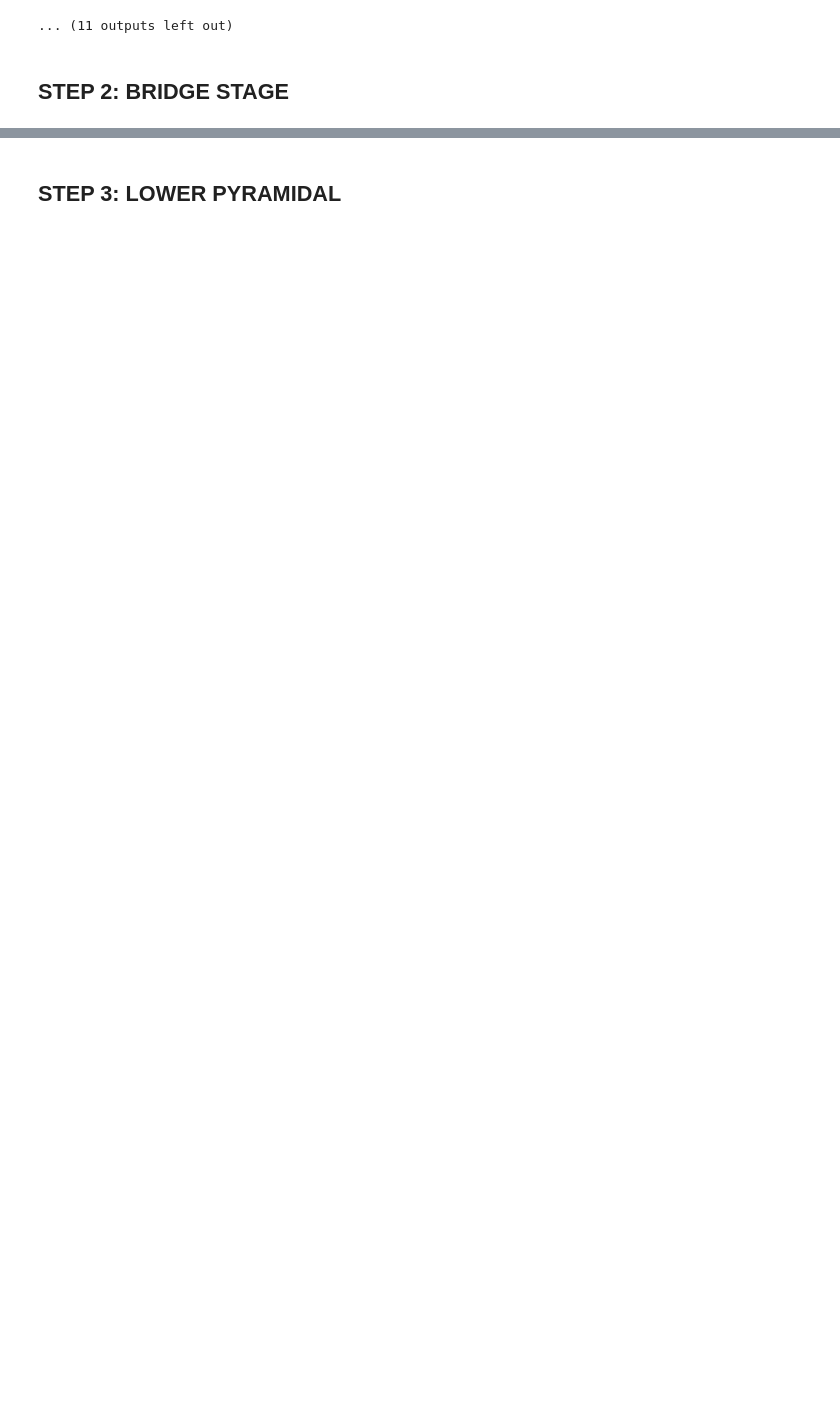
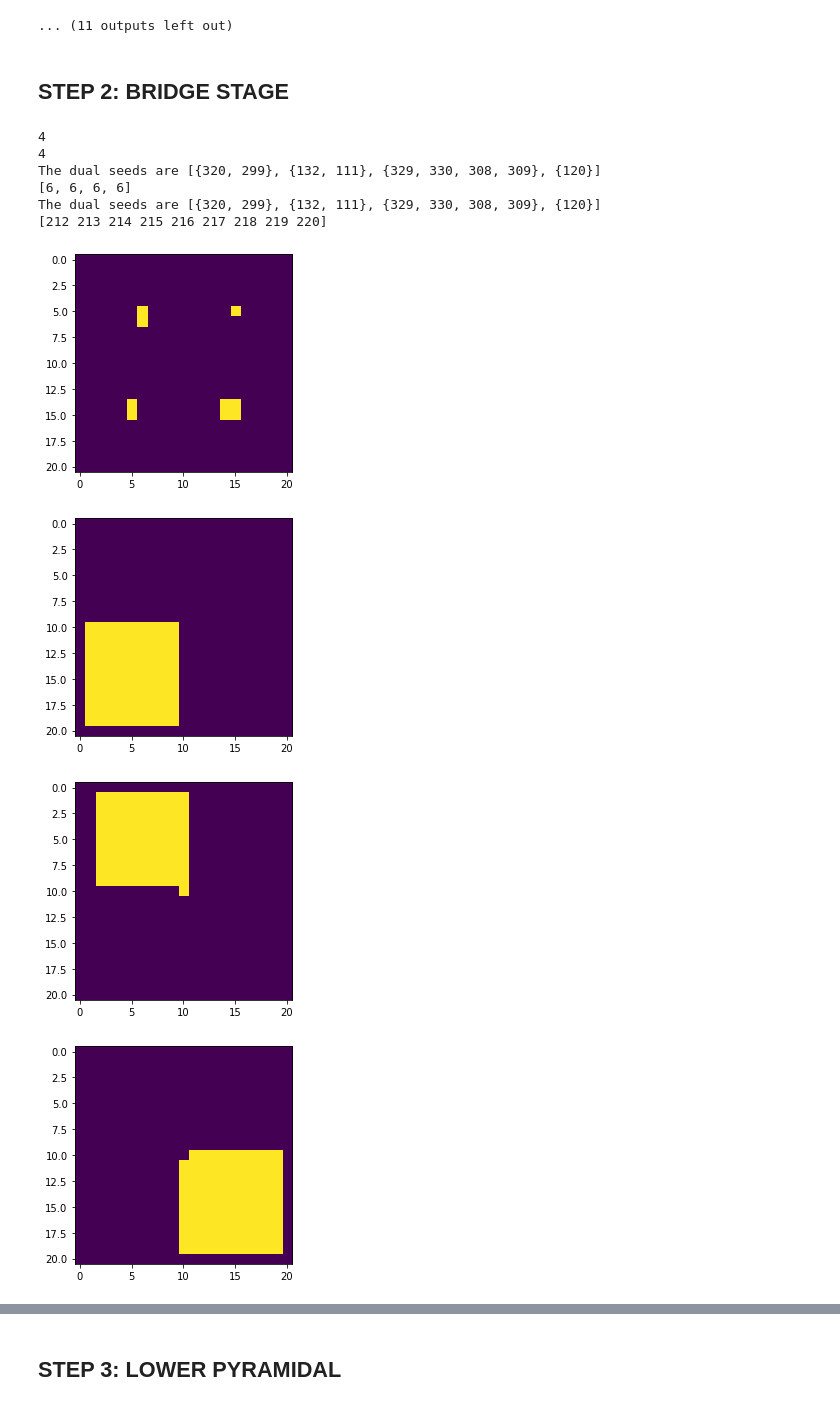
Before and after one commit to moislam1221/parallel-stencil-unstructured, a Jupyter notebook: Swept with advance clean.ipynb, the cells around one changed output, grey strips where cells are left out. Drawn from its saved outputs; the diff is of its cells as text; code cells hidden in the pictures; blank space fills up the shorter version.

```diff
--- a/Swept with advance clean.ipynb
+++ b/Swept with advance clean.ipynb
@@ -1075,0 +1037,27 @@ def obtainFilamentBridgeRegion(dualSeeds, groundLevel):
+# %%
+# Obtain the dual seeds
+print(iIter)
+iIter = 4
+dualSeeds = findDualSeeds(groundLevel, territorySetUpperPyramidal, neighbors)
+print("The dual seeds are " + str(dualSeeds))
+plotSeeds(dualSeeds, N)
+dualSeeds = eliminateCloseDualSeeds(dualSeeds, neighbors, 2*(iIter-1), groundLevel)
+print("The dual seeds are " + str(dualSeeds))
+zeroGroundLevel = zeros(len(groundLevel))
+_, territories2, stopper, _ = advance(dualSeeds, iIter+1, zeroGroundLevel)
+plotTerritories(territories2, N)
+print(stopper)
+plotSeeds([stopper], N)
+_, territories2, stopper, _ = advance([stopper], 2, zeroGroundLevel)
+plotTerritories(territories2,N)
+# %% [output]
+4
+4
+The dual seeds are [{320, 299}, {132, 111}, {329, 330, 308, 309}, {120}]
+[6, 6, 6, 6]
+The dual seeds are [{320, 299}, {132, 111}, {329, 330, 308, 309}, {120}]
+[212 213 214 215 216 217 218 219 220]
+[figure, added]
+[figure, added]
+[figure, added]
+[figure, added]
```
Also changed, not shown: parts of 38 cells of this notebook.
